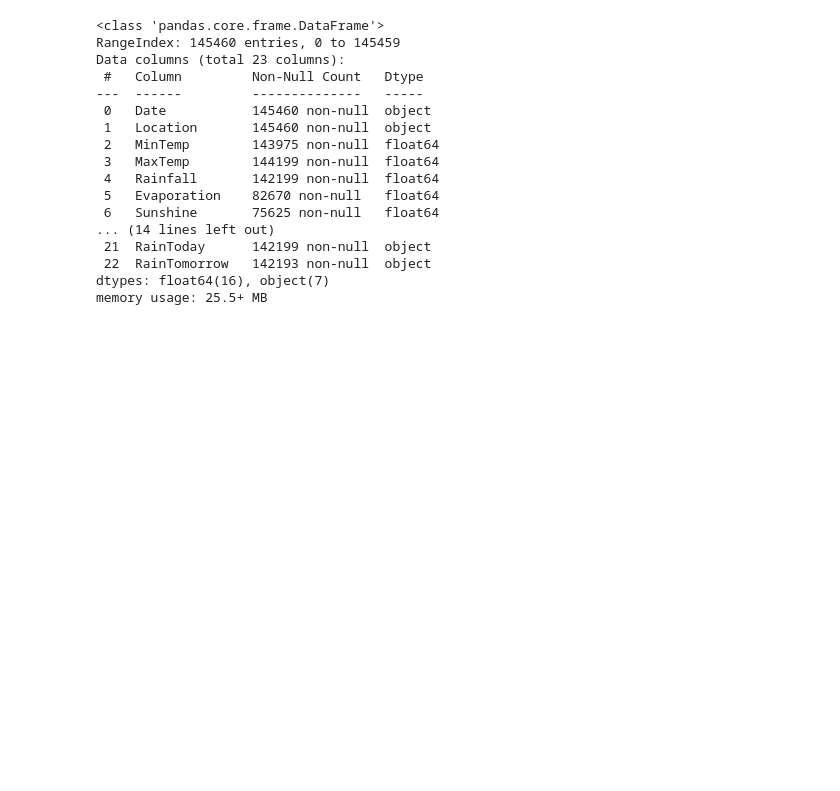
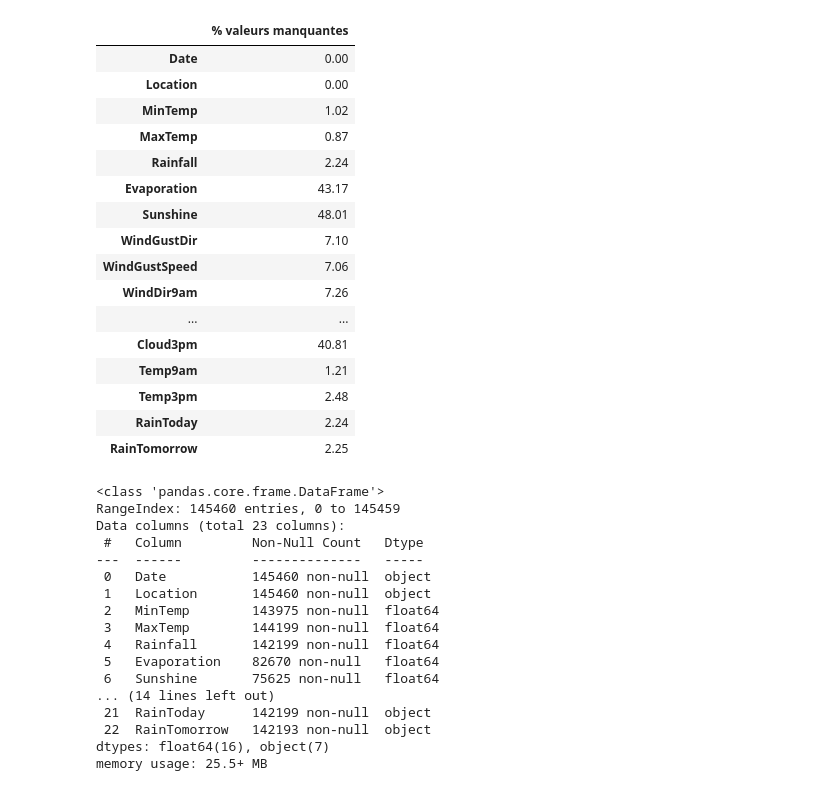
Before and after one commit to Romainpf/RainTomorrw, a Jupyter notebook: fev22_bds_meteo_V4.1.ipynb, the cells around one changed output. Saved outputs shown, nothing was run; the diff lists cells and outputs as text; code cells hidden in the pictures; blank space fills up the shorter version.

```diff
--- a/fev22_bds_meteo_V4.1.ipynb
+++ b/fev22_bds_meteo_V4.1.ipynb
@@ -26,3 +47,24 @@ df = pd.read_csv("weatherAUS.csv")
+# %%
+isna = pd.DataFrame(round(df.isnull().sum()/(df.shape[0])*100,2),columns=['% valeurs manquantes'])
+isna
+# %% [output]
+|  | % valeurs manquantes |
+| Date | 0.00 |
+| Location | 0.00 |
+| MinTemp | 1.02 |
+| MaxTemp | 0.87 |
+| Rainfall | 2.24 |
+| Evaporation | 43.17 |
+| Sunshine | 48.01 |
+| WindGustDir | 7.10 |
+| WindGustSpeed | 7.06 |
+| WindDir9am | 7.26 |
+| ... | ... |
+| Cloud3pm | 40.81 |
+| Temp9am | 1.21 |
+| Temp3pm | 2.48 |
+| RainToday | 2.24 |
+| RainTomorrow | 2.25 |
 # %%
 # Première informations sur les des données
 display(df.info())
```
Also changed, not shown: parts of 14 cells of this notebook.
